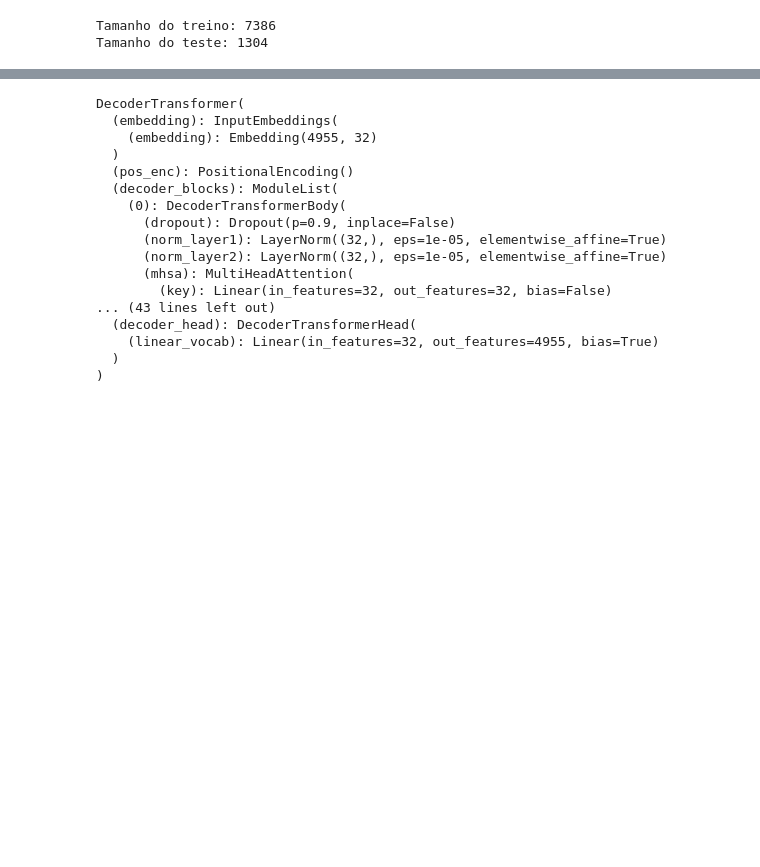
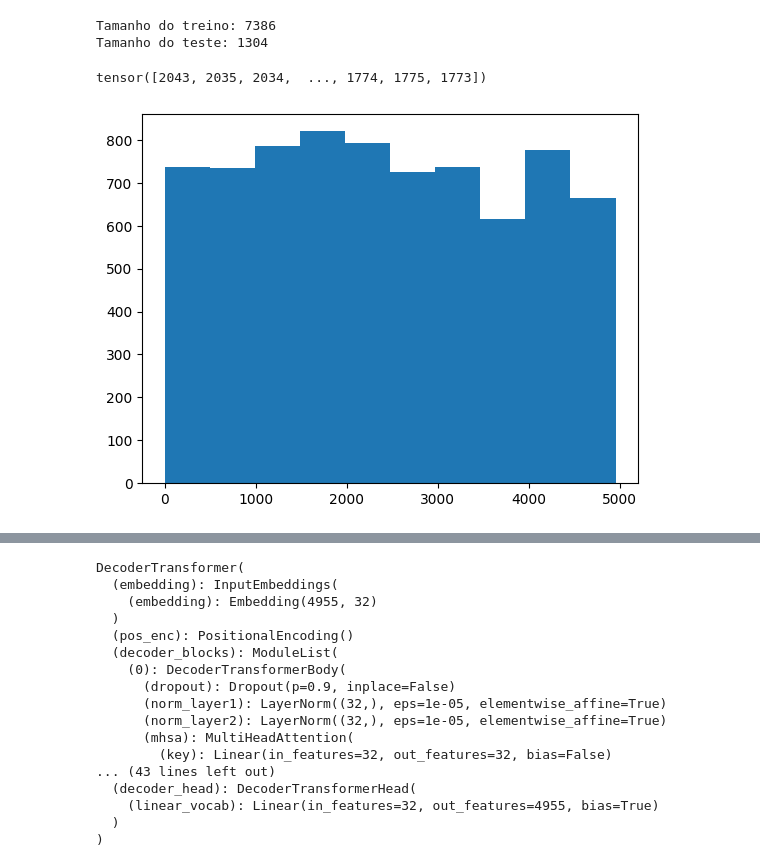
Before and after one commit to mgteus/navitrans, a Jupyter notebook: naviformers_vizz.ipynb, the cells around one changed output, grey strips where cells are left out. Cells and saved outputs as stored; diff of their text form; code cells hidden in the pictures; blank space fills up the shorter version.

```diff
--- a/naviformers_vizz.ipynb
+++ b/naviformers_vizz.ipynb
@@ -347,3 +351,12 @@ print(f"Tamanho do teste: {test_tensor.shape[0]}")
 # %% [output]
 Tamanho do treino: 7386
 Tamanho do teste: 1304
+# %%
+train_tensor
+# %% [output]
+tensor([2043, 2035, 2034,  ..., 1774, 1775, 1773])
+# %%
+plt.hist(train_tensor.to().numpy())
+plt.show()
+# %% [output]
+[figure, added]
```
Also changed, not shown: parts of 7 cells of this notebook, 2 other files.
